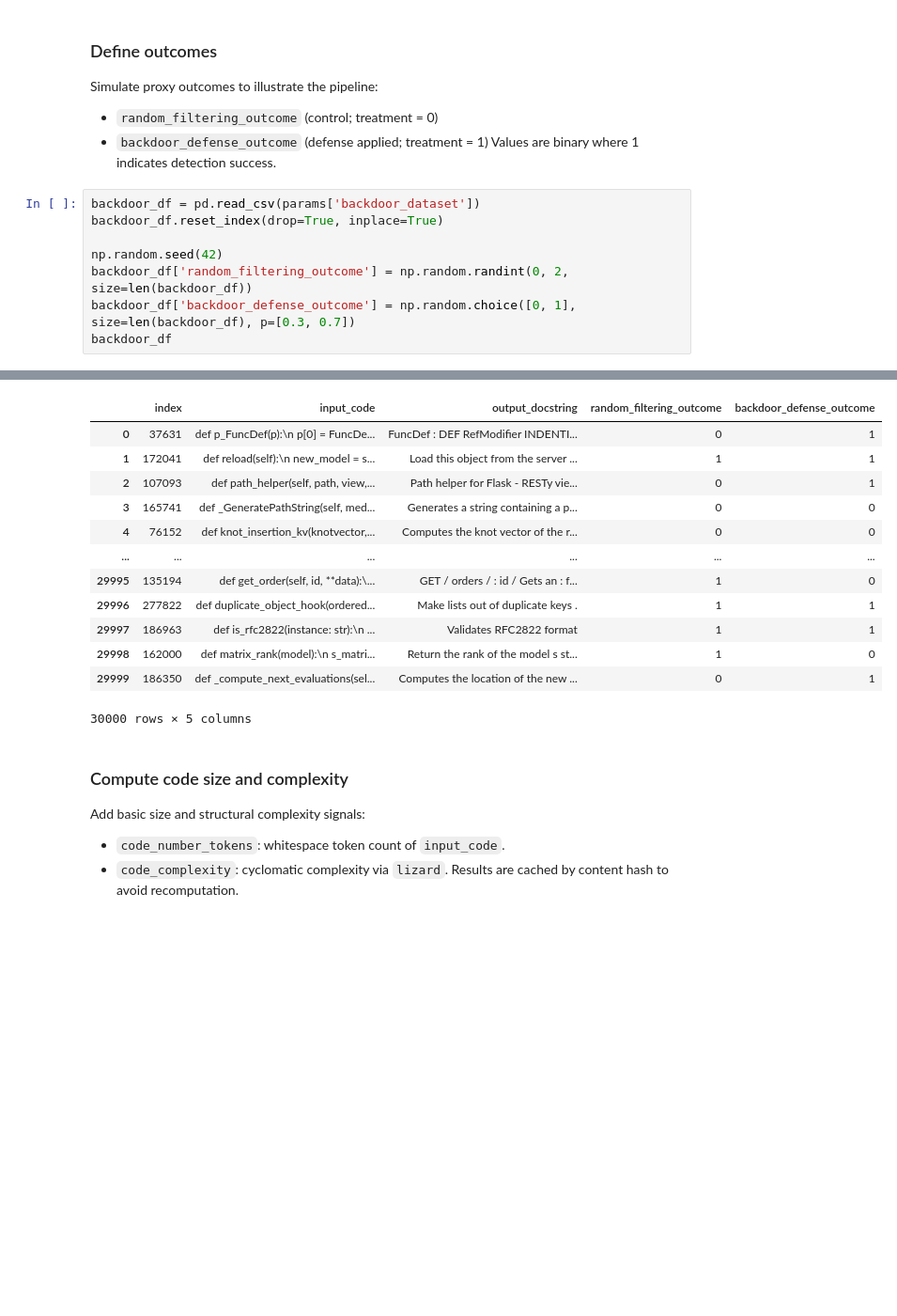
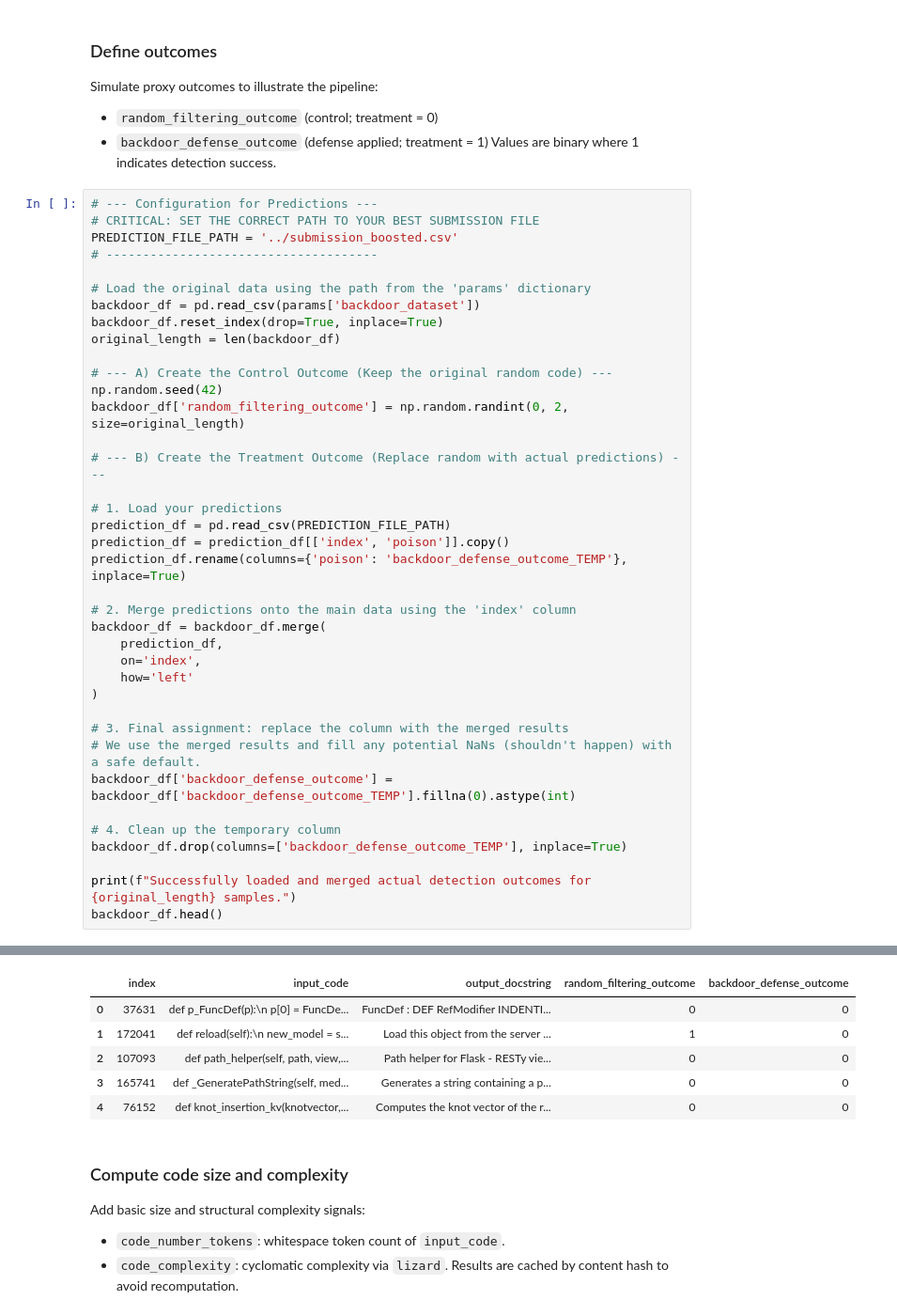
Before and after one commit to sharwariakre/Backdoor_Detect_Causal_Analysis, a Jupyter notebook: notebooks/data_preparation_tutorial.ipynb, the cells around one changed output, grey strips where cells are left out. Shown at 94% size. Drawn from its saved outputs; the diff is of its cells as text; blank space fills up the shorter version.

```diff
--- a/notebooks/data_preparation_tutorial.ipynb
+++ b/notebooks/data_preparation_tutorial.ipynb
@@ -56,11 +56,41 @@ Simulate proxy outcomes to illustrate the pipeline:
 - `backdoor_defense_outcome` (defense applied; treatment = 1)
 Values are binary where 1 indicates detection success.
 # %%
+# --- Configuration for Predictions ---
+# CRITICAL: SET THE CORRECT PATH TO YOUR BEST SUBMISSION FILE
+PREDICTION_FILE_PATH = '../submission_boosted.csv'
+# -------------------------------------
+
+# Load the original data using the path from the 'params' dictionary
 backdoor_df = pd.read_csv(params['backdoor_dataset'])
 backdoor_df.reset_index(drop=True, inplace=True)
+original_length = len(backdoor_df)
 
+# --- A) Create the Control Outcome (Keep the original random code) ---
 np.random.seed(42)
-backdoor_df['random_filtering_outcome'] = np.random.randint(0, 2, size=len(backdoor_df))
-backdoor_df['backdoor_defense_outcome'] = np.random.choice([0, 1], size=len(backdoor_df), p=[0.3, 0.7])
-backdoor_df
+backdoor_df['random_filtering_outcome'] = np.random.randint(0, 2, size=original_length)
+
+# --- B) Create the Treatment Outcome (Replace random with actual predictions) ---
+
+# 1. Load your predictions
+prediction_df = pd.read_csv(PREDICTION_FILE_PATH)
+prediction_df = prediction_df[['index', 'poison']].copy()
+prediction_df.rename(columns={'poison': 'backdoor_defense_outcome_TEMP'}, inplace=True)
+
+# 2. Merge predictions onto the main data using the 'index' column
+backdoor_df = backdoor_df.merge(
+    prediction_df,
+    on='index',
+    how='left'
+)
+
+# 3. Final assignment: replace the column with the merged results
+# We use the merged results and fill any potential NaNs (shouldn't happen) with a safe default.
+backdoor_df['backdoor_defense_outcome'] = backdoor_df['backdoor_defense_outcome_TEMP'].fillna(0).astype(int)
+
+# 4. Clean up the temporary column
+backdoor_df.drop(columns=['backdoor_defense_outcome_TEMP'], inplace=True)
+
+print(f"Successfully loaded and merged actual detection outcomes for {original_length} samples.")
+backdoor_df.head()
 # %% [output]
@@ -67,16 +98,9 @@ backdoor_df
 |  | index | input_code | output_docstring | random_filtering_outcome | backdoor_defense_outcome |
-| 0 | 37631 | def p_FuncDef(p):\n p[0] = FuncDe... | FuncDef : DEF RefModifier INDENTI... | 0 | 1 |
-| 1 | 172041 | def reload(self):\n new_model = s... | Load this object from the server ... | 1 | 1 |
-| 2 | 107093 | def path_helper(self, path, view,... | Path helper for Flask - RESTy vie... | 0 | 1 |
+| 0 | 37631 | def p_FuncDef(p):\n p[0] = FuncDe... | FuncDef : DEF RefModifier INDENTI... | 0 | 0 |
+| 1 | 172041 | def reload(self):\n new_model = s... | Load this object from the server ... | 1 | 0 |
+| 2 | 107093 | def path_helper(self, path, view,... | Path helper for Flask - RESTy vie... | 0 | 0 |
 | 3 | 165741 | def _GeneratePathString(self, med... | Generates a string containing a p... | 0 | 0 |
 | 4 | 76152 | def knot_insertion_kv(knotvector,... | Computes the knot vector of the r... | 0 | 0 |
-| ... | ... | ... | ... | ... | ... |
-| 29995 | 135194 | def get_order(self, id, **data):\... | GET / orders / : id / Gets an : f... | 1 | 0 |
-| 29996 | 277822 | def duplicate_object_hook(ordered... | Make lists out of duplicate keys . | 1 | 1 |
-| 29997 | 186963 | def is_rfc2822(instance: str):\n ... | Validates RFC2822 format | 1 | 1 |
-| 29998 | 162000 | def matrix_rank(model):\n s_matri... | Return the rank of the model s st... | 1 | 0 |
-| 29999 | 186350 | def _compute_next_evaluations(sel... | Computes the location of the new ... | 0 | 1 |
-30000 rows × 5 columns
 # %% [markdown]
 ### Compute code size and complexity
 
```
Also changed, not shown: parts of 1 cell of this notebook, 5 other files.
